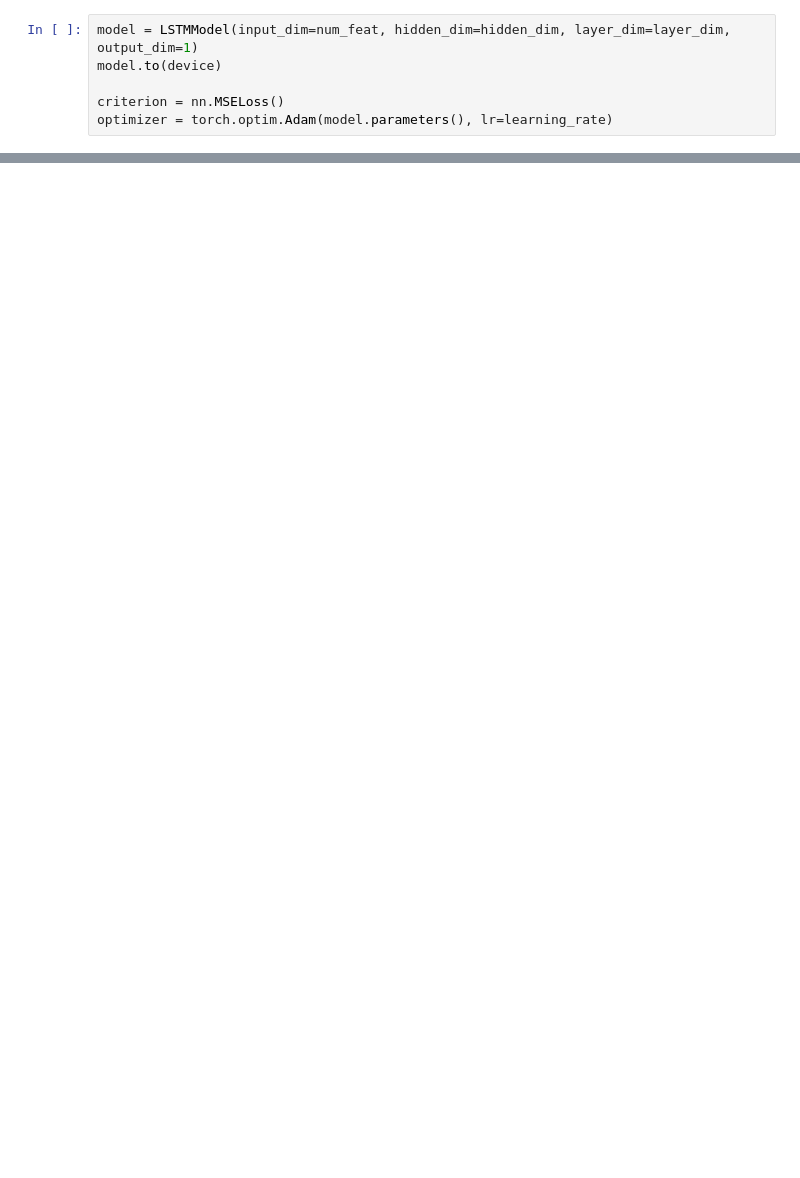
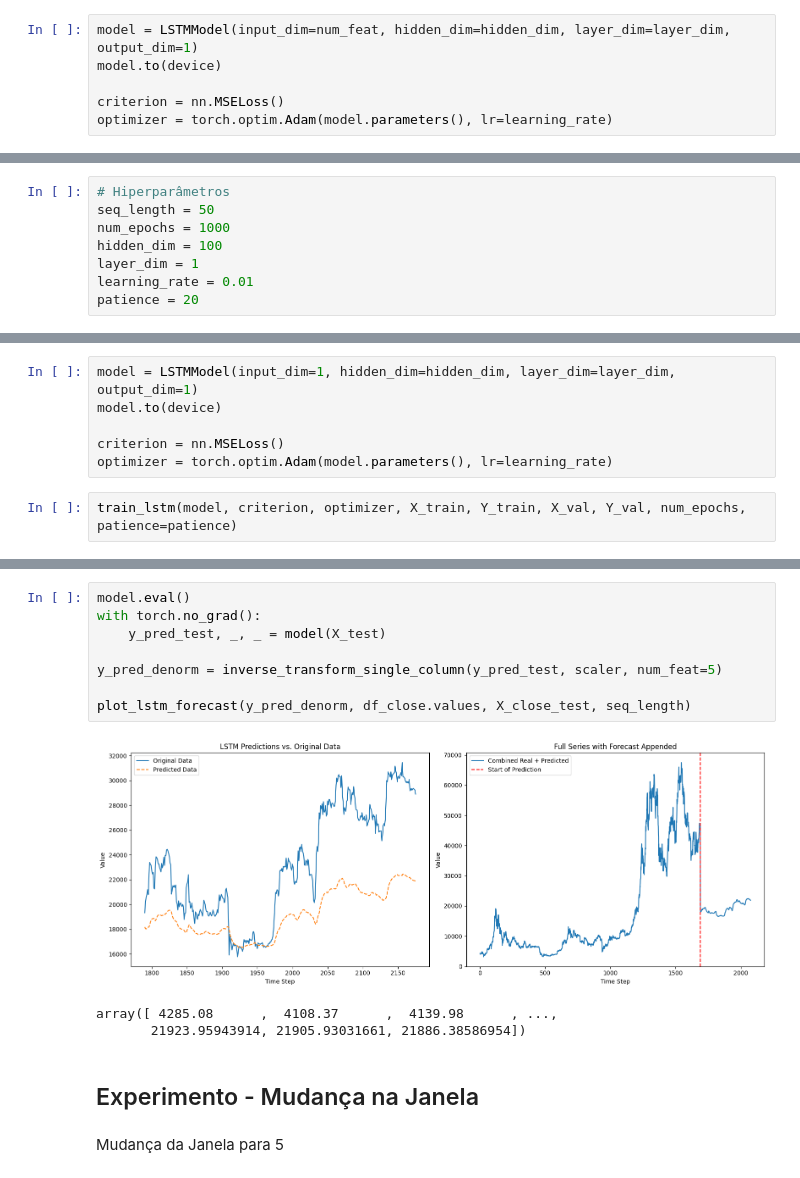
Before and after one commit to JVMergulho/redes_neurais, a Jupyter notebook: miniprojeto2/LSTM.ipynb, the cells around one changed output, grey strips where cells are left out. Drawn from its saved outputs; the diff is of its cells as text; blank space fills up the shorter version.

Commit message:
add early stopping and some experiments

```diff
--- a/miniprojeto2/LSTM.ipynb
+++ b/miniprojeto2/LSTM.ipynb
@@ -477,0 +529,8 @@ array([ 4285.08      ,  4108.37      ,  4139.98      , ...,
+# %%
+# Hiperparâmetros
+seq_length = 50
+num_epochs = 1000
+hidden_dim = 100
+layer_dim = 1
+learning_rate = 0.01
+patience = 20
@@ -477,0 +550,8 @@ array([ 4285.08      ,  4108.37      ,  4139.98      , ...,
+# %%
+model = LSTMModel(input_dim=1, hidden_dim=hidden_dim, layer_dim=layer_dim, output_dim=1)
+model.to(device)
+
+criterion = nn.MSELoss()
+optimizer = torch.optim.Adam(model.parameters(), lr=learning_rate)
+# %%
+train_lstm(model, criterion, optimizer, X_train, Y_train, X_val, Y_val, num_epochs, patience=patience)
@@ -477,0 +567,16 @@ array([ 4285.08      ,  4108.37      ,  4139.98      , ...,
+# %%
+model.eval()
+with torch.no_grad():
+    y_pred_test, _, _ = model(X_test)
+
+y_pred_denorm = inverse_transform_single_column(y_pred_test, scaler, num_feat=5)
+
+plot_lstm_forecast(y_pred_denorm, df_close.values, X_close_test, seq_length)
+# %% [output]
+[figure, added]
+array([ 4285.08      ,  4108.37      ,  4139.98      , ...,
+       21923.95943914, 21905.93031661, 21886.38586954])
+# %% [markdown]
+## Experimento - Mudança na Janela
+# %% [markdown]
+Mudança da Janela para 5
```
Also changed, not shown: parts of 51 cells of this notebook.
